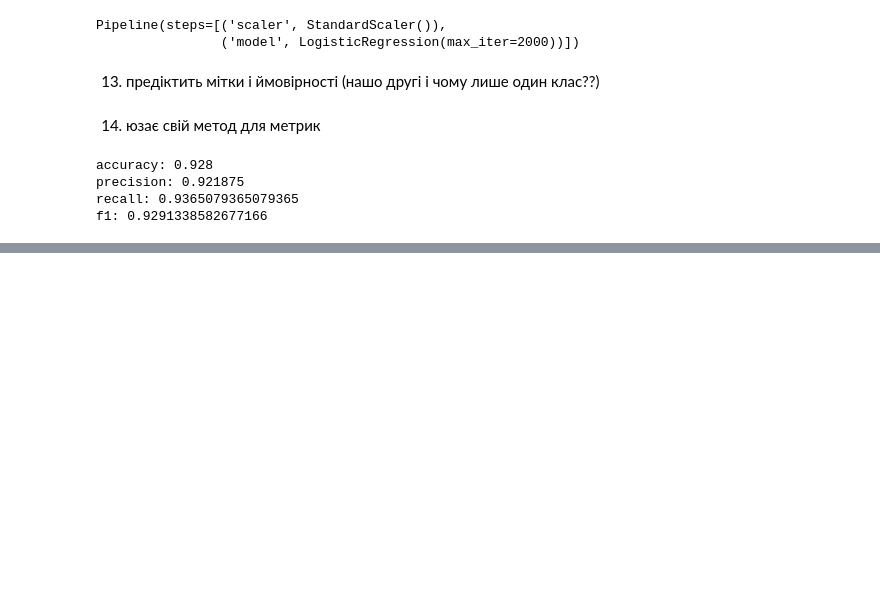
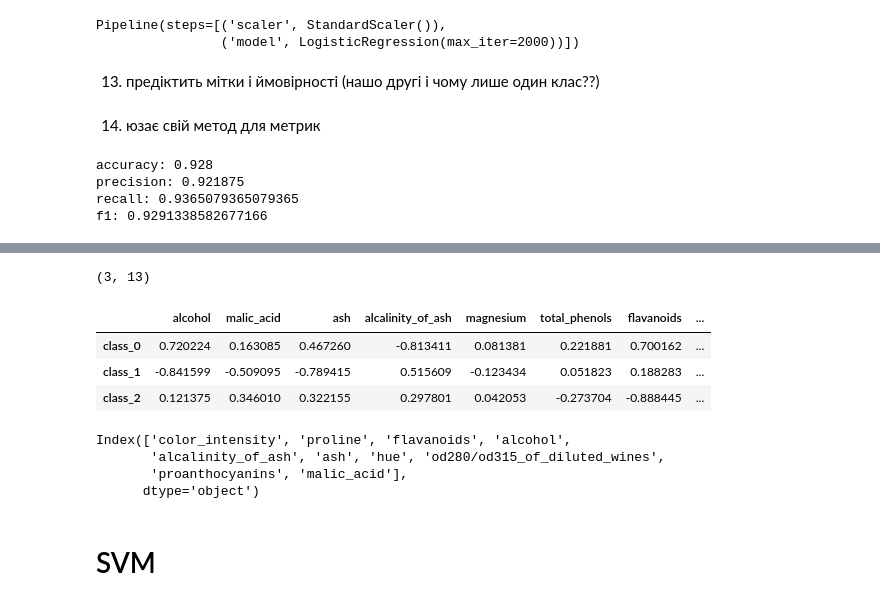
Before and after one commit to SadSoup/Amazinum-home-tasks-2026, a Jupyter notebook: lesson_4_logistic_regression/lesson_4_log_reg_svm_hometask.ipynb, the cells around one changed output, grey strips where cells are left out. Saved outputs shown, nothing was run; the diff lists cells and outputs as text; code cells hidden in the pictures; blank space fills up the shorter version.

```diff
--- a/lesson_4_logistic_regression/lesson_4_log_reg_svm_hometask.ipynb
+++ b/lesson_4_logistic_regression/lesson_4_log_reg_svm_hometask.ipynb
@@ -161,0 +269,48 @@ plt.show()
+# %%
+wine = load_wine()
+X_wine = pd.DataFrame(wine.data, columns=wine.feature_names)
+y_wine = pd.Series(wine.target, name="target")
+
+X_train_w, X_test_w, y_train_w, y_test_w = train_test_split(
+    X_wine,
+    y_wine,
+    test_size=0.25,
+    stratify=y_wine,
+    random_state=42,
+)
+
+wine_logreg = Pipeline(
+    [
+        ("scaler", StandardScaler()),
+        ("model", LogisticRegression(max_iter=4000, solver="lbfgs", l1_ratio=0.0)),
+    ]
+)
+wine_logreg.fit(X_train_w, y_train_w)
+pred_wine = wine_logreg.predict(X_test_w)
+# %%
+wine_logreg.named_steps["model"].coef_.shape
+# %% [output]
+(3, 13)
+# %%
+cm_wine = confusion_matrix(y_test_w, pred_wine)
+coef_wine = pd.DataFrame(
+    wine_logreg.named_steps["model"].coef_,
+    columns=X_wine.columns,
+    index=wine.target_names,
+)
+coef_wine.head()
+# %% [output]
+|  | alcohol | malic_acid | ash | alcalinity_of_ash | magnesium | total_phenols | flavanoids | ... |
+| class_0 | 0.720224 | 0.163085 | 0.467260 | -0.813411 | 0.081381 | 0.221881 | 0.700162 | ... |
+| class_1 | -0.841599 | -0.509095 | -0.789415 | 0.515609 | -0.123434 | 0.051823 | 0.188283 | ... |
+| class_2 | 0.121375 | 0.346010 | 0.322155 | 0.297801 | 0.042053 | -0.273704 | -0.888445 | ... |
+# %%
+top_wine_features = coef_wine.abs().mean(axis=0).sort_values(ascending=False).head(10).index
+top_wine_features
+# %% [output]
+Index(['color_intensity', 'proline', 'flavanoids', 'alcohol',
+       'alcalinity_of_ash', 'ash', 'hue', 'od280/od315_of_diluted_wines',
+       'proanthocyanins', 'malic_acid'],
+      dtype='object')
+# %% [markdown]
+# SVM
```
Also changed, not shown: parts of 21 cells of this notebook.
